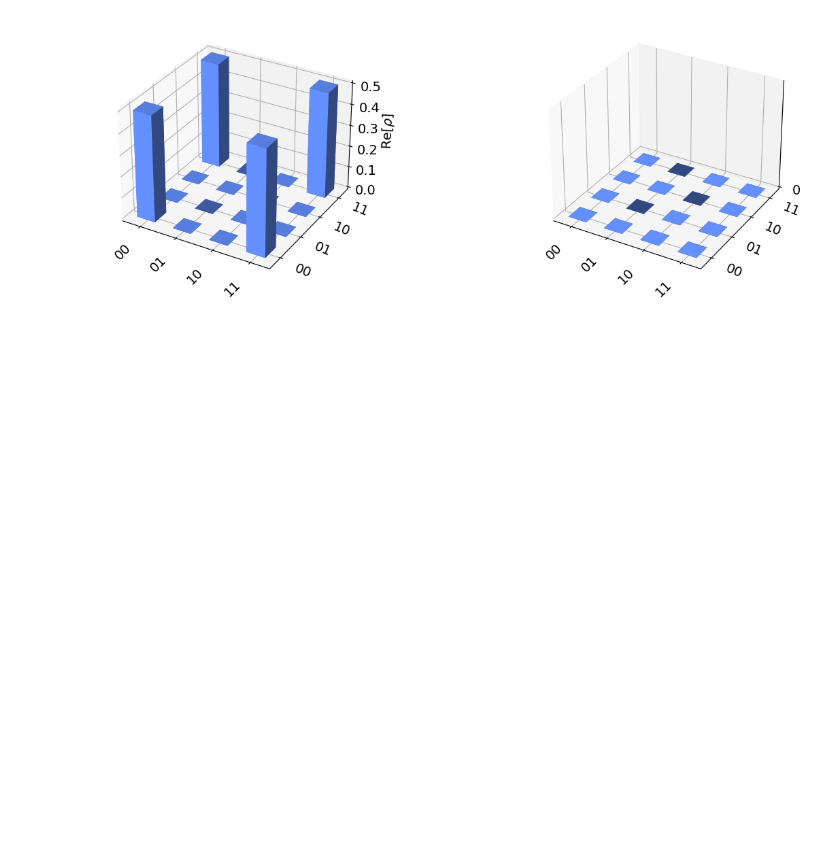
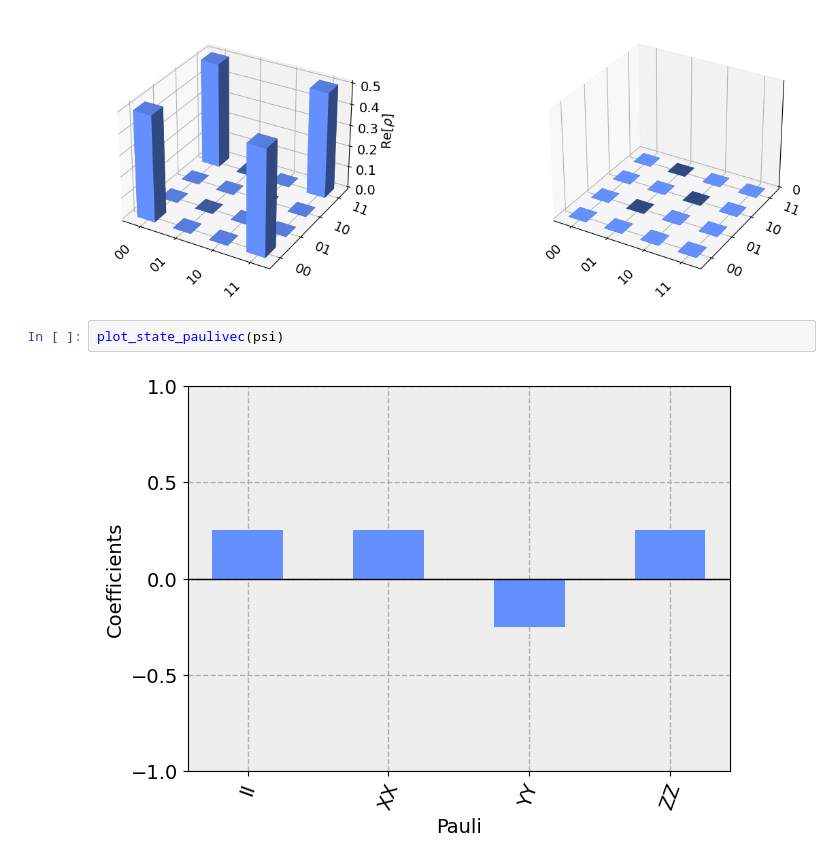
Before and after one commit to Azoghal/Qubilant, a Jupyter notebook: Experiments/Visualisations.ipynb, the cells around one changed output. Cells and saved outputs as stored; diff of their text form; blank space fills up the shorter version.

```diff
--- a/Experiments/Visualisations.ipynb
+++ b/Experiments/Visualisations.ipynb
@@ -86,3 +86,7 @@ psi = new_result.get_statevector(bell)
 plot_state_city(psi)
 # %% [output]
 [figure]
+# %%
+plot_state_paulivec(psi)
+# %% [output]
+[figure, added]
```
Also changed, not shown: parts of 5 cells of this notebook, 1 other file.
